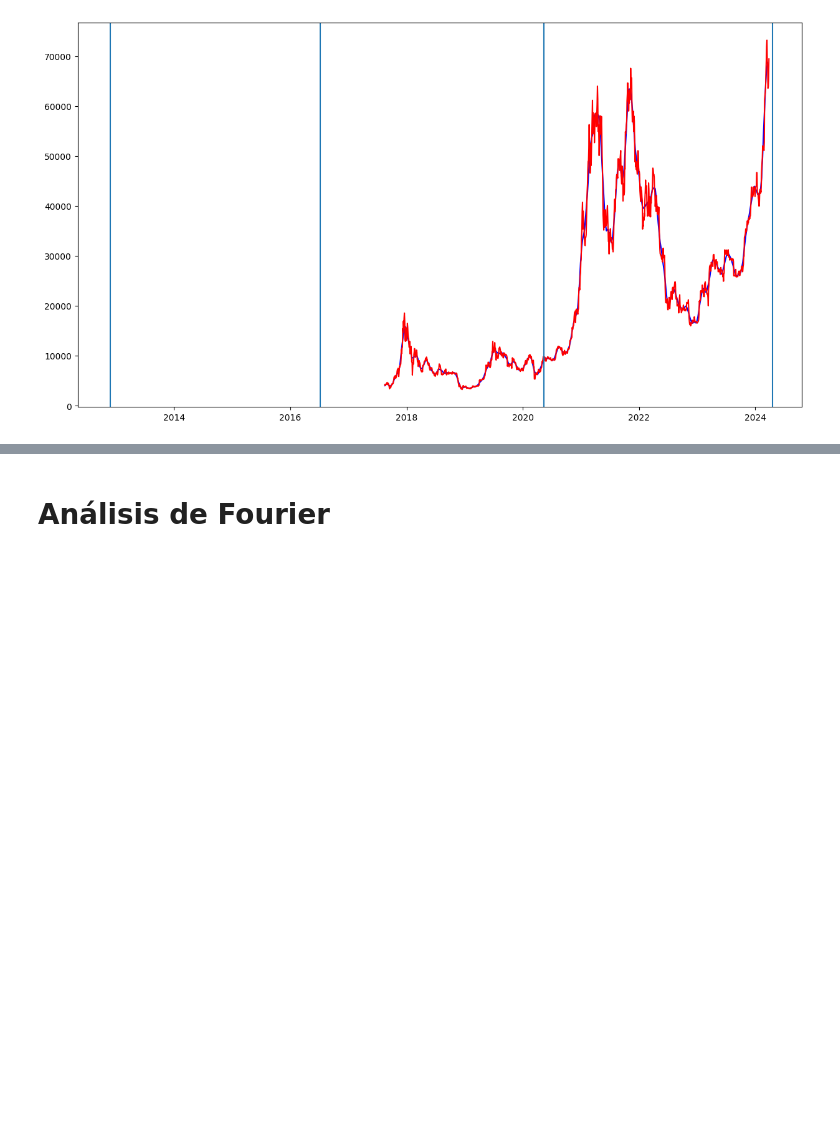
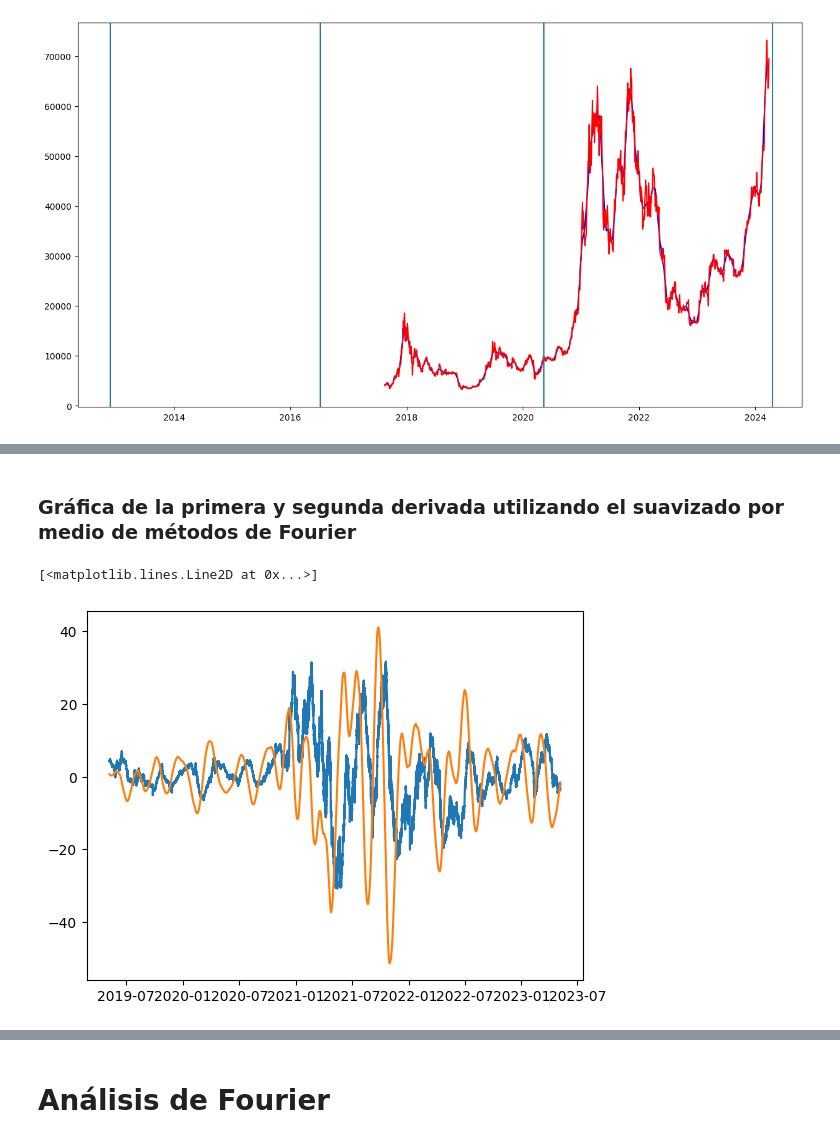
Before and after one commit to Tinmarian/tradingbot, a Jupyter notebook: cristian/scrips/analisis_graficas_derivadas.ipynb, the cells around one changed output, grey strips where cells are left out. Drawn from its saved outputs; the diff is of its cells as text; code cells hidden in the pictures; blank space fills up the shorter version.

```diff
--- a/cristian/scrips/analisis_graficas_derivadas.ipynb
+++ b/cristian/scrips/analisis_graficas_derivadas.ipynb
@@ -141,0 +161,12 @@ plt.show()
+# %% [markdown]
+### Gráfica de la primera y segunda derivada utilizando el suavizado por medio de métodos de Fourier
+# %%
+# Primera derivada, utilizando los datos del suavizado de Fourier en la primer derivada. Daría lo mismo si derivo primero y después suavizo.
+
+a = 15000
+b = 50000
+plt.plot(df.Tiempo[a:b],df.Primer_Derivada[a:b])
+plt.plot(df.Tiempo[a:b],df.PD_Interpolacion[a:b].multiply(900))
+# %% [output]
+[<matplotlib.lines.Line2D at 0x...>]
+[figure, added]
```
Also changed, not shown: parts of 24 cells of this notebook, 1 other file.
